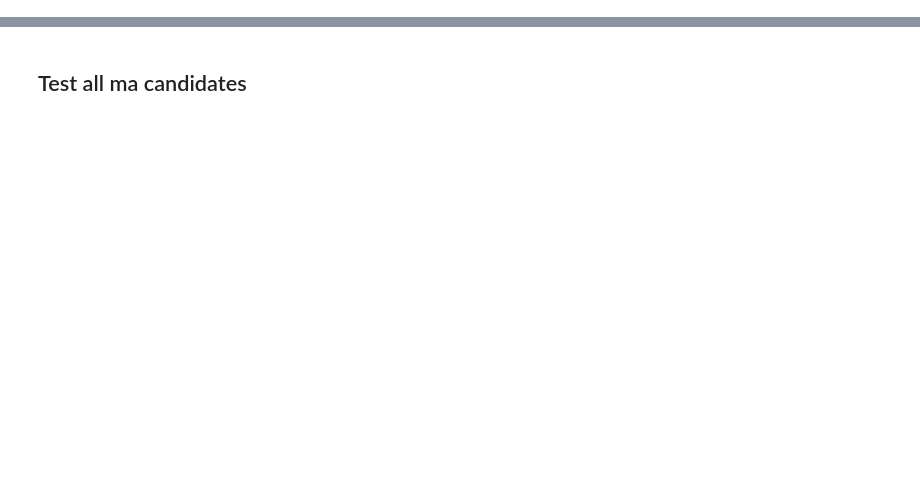
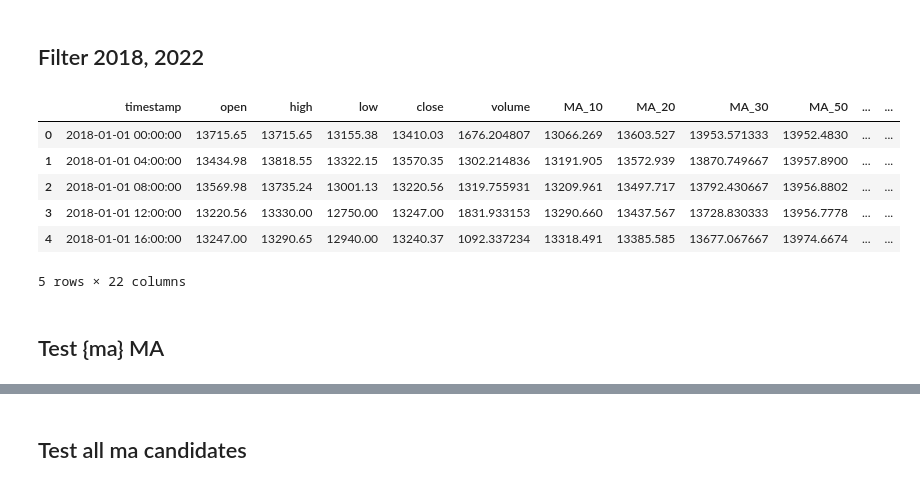
Before and after one commit to alkyne/BTC-Backtesting, a Jupyter notebook: Back_test.ipynb, the cells around one changed output, grey strips where cells are left out. Saved outputs shown, nothing was run; the diff lists cells and outputs as text; code cells hidden in the pictures; blank space fills up the shorter version.

```diff
--- a/Back_test.ipynb
+++ b/Back_test.ipynb
@@ -65,3 +70,5 @@ def backtest_and_calculate_profit(df, ma):
     return df
+# %% [markdown]
+## Filter 2018, 2022
 # %%
 # Filter btc_data for the year 2018 and 2022
@@ -71 +82,11 @@ btc_data = btc_data.reset_index(drop=True)
+# %%
+btc_data_2018.head()
+# %% [output]
+|  | timestamp | open | high | low | close | volume | MA_10 | MA_20 | MA_30 | MA_50 | ... | ... |
+| 0 | 2018-01-01 00:00:00 | 13715.65 | 13715.65 | 13155.38 | 13410.03 | 1676.204807 | 13066.269 | 13603.527 | 13953.571333 | 13952.4830 | ... | ... |
+| 1 | 2018-01-01 04:00:00 | 13434.98 | 13818.55 | 13322.15 | 13570.35 | 1302.214836 | 13191.905 | 13572.939 | 13870.749667 | 13957.8900 | ... | ... |
+| 2 | 2018-01-01 08:00:00 | 13569.98 | 13735.24 | 13001.13 | 13220.56 | 1319.755931 | 13209.961 | 13497.717 | 13792.430667 | 13956.8802 | ... | ... |
+| 3 | 2018-01-01 12:00:00 | 13220.56 | 13330.00 | 12750.00 | 13247.00 | 1831.933153 | 13290.660 | 13437.567 | 13728.830333 | 13956.7778 | ... | ... |
+| 4 | 2018-01-01 16:00:00 | 13247.00 | 13290.65 | 12940.00 | 13240.37 | 1092.337234 | 13318.491 | 13385.585 | 13677.067667 | 13974.6674 | ... | ... |
+5 rows × 22 columns
 # %%
@@ -75,0 +94,2 @@ profit_df = backtest_and_calculate_profit(btc_data, 100)
+# %% [markdown]
+## Test {ma} MA
```
Also changed, not shown: parts of 11 cells of this notebook.
